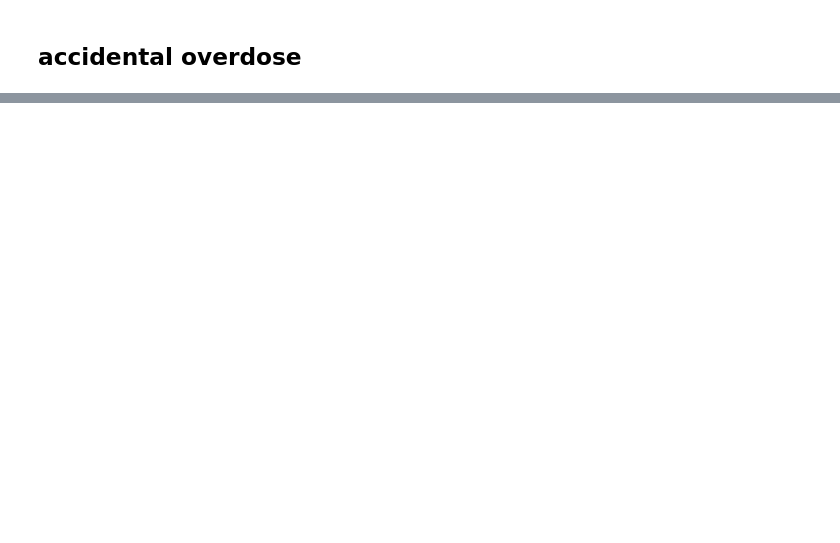
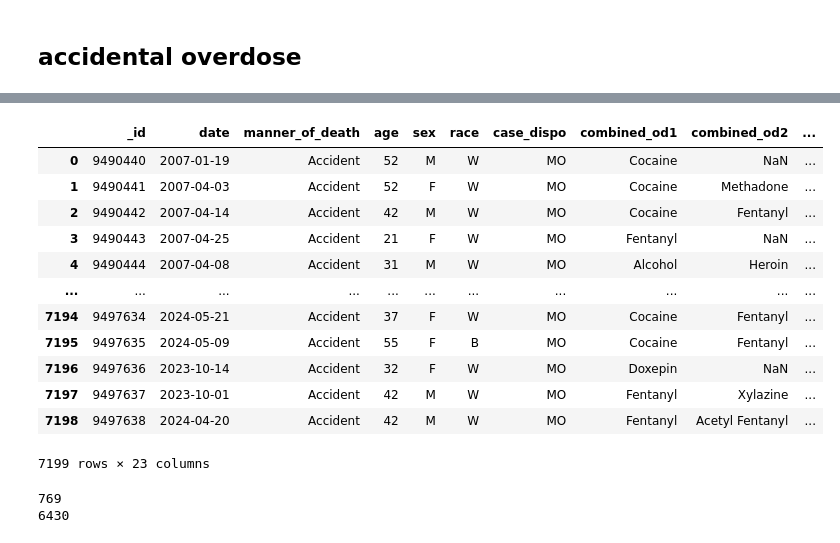
Before and after one commit to eli-goodfriend/air_brain, a Jupyter notebook: notebooks/daily air quality vs daily od.ipynb, the cells around one changed output, grey strips where cells are left out. Cells and saved outputs as stored; diff of their text form; code cells hidden in the pictures; blank space fills up the shorter version.

```diff
--- a/notebooks/daily air quality vs daily od.ipynb
+++ b/notebooks/daily air quality vs daily od.ipynb
@@ -131,0 +55,29 @@ od_df
+# %%
+# link zip code to lat lon location
+zip_df = pd.read_csv(os.path.join(DATA_DIR, "zip2latlon.csv"))
+od_df = od_df.merge(zip_df, on="zipcode", how="left", validate="m:1")
+od_df
+# %% [output]
+|  | _id | date | manner_of_death | age | sex | race | case_dispo | combined_od1 | combined_od2 | ... |
+| 0 | 9490440 | 2007-01-19 | Accident | 52 | M | W | MO | Cocaine | NaN | ... |
+| 1 | 9490441 | 2007-04-03 | Accident | 52 | F | W | MO | Cocaine | Methadone | ... |
+| 2 | 9490442 | 2007-04-14 | Accident | 42 | M | W | MO | Cocaine | Fentanyl | ... |
+| 3 | 9490443 | 2007-04-25 | Accident | 21 | F | W | MO | Fentanyl | NaN | ... |
+| 4 | 9490444 | 2007-04-08 | Accident | 31 | M | W | MO | Alcohol | Heroin | ... |
+| ... | ... | ... | ... | ... | ... | ... | ... | ... | ... | ... |
+| 7194 | 9497634 | 2024-05-21 | Accident | 37 | F | W | MO | Cocaine | Fentanyl | ... |
+| 7195 | 9497635 | 2024-05-09 | Accident | 55 | F | B | MO | Cocaine | Fentanyl | ... |
+| 7196 | 9497636 | 2023-10-14 | Accident | 32 | F | W | MO | Doxepin | NaN | ... |
+| 7197 | 9497637 | 2023-10-01 | Accident | 42 | M | W | MO | Fentanyl | Xylazine | ... |
+| 7198 | 9497638 | 2024-04-20 | Accident | 42 | M | W | MO | Fentanyl | Acetyl Fentanyl | ... |
+7199 rows × 23 columns
+# %%
+# save those without a lat/lon or one outside of Allegheny County
+# so can check for differences between have/doesn't have
+no_lat_lon = od_df.loc[od_df.latitude.isna() | od_df.longitude.isna()].copy()
+print(len(no_lat_lon))
+od_df = od_df.loc[od_df.latitude.notna() & od_df.longitude.notna()].copy()
+print(len(od_df))
+# %% [output]
+769
+6430
```
Also changed, not shown: parts of 15 cells of this notebook, 2 other files.
